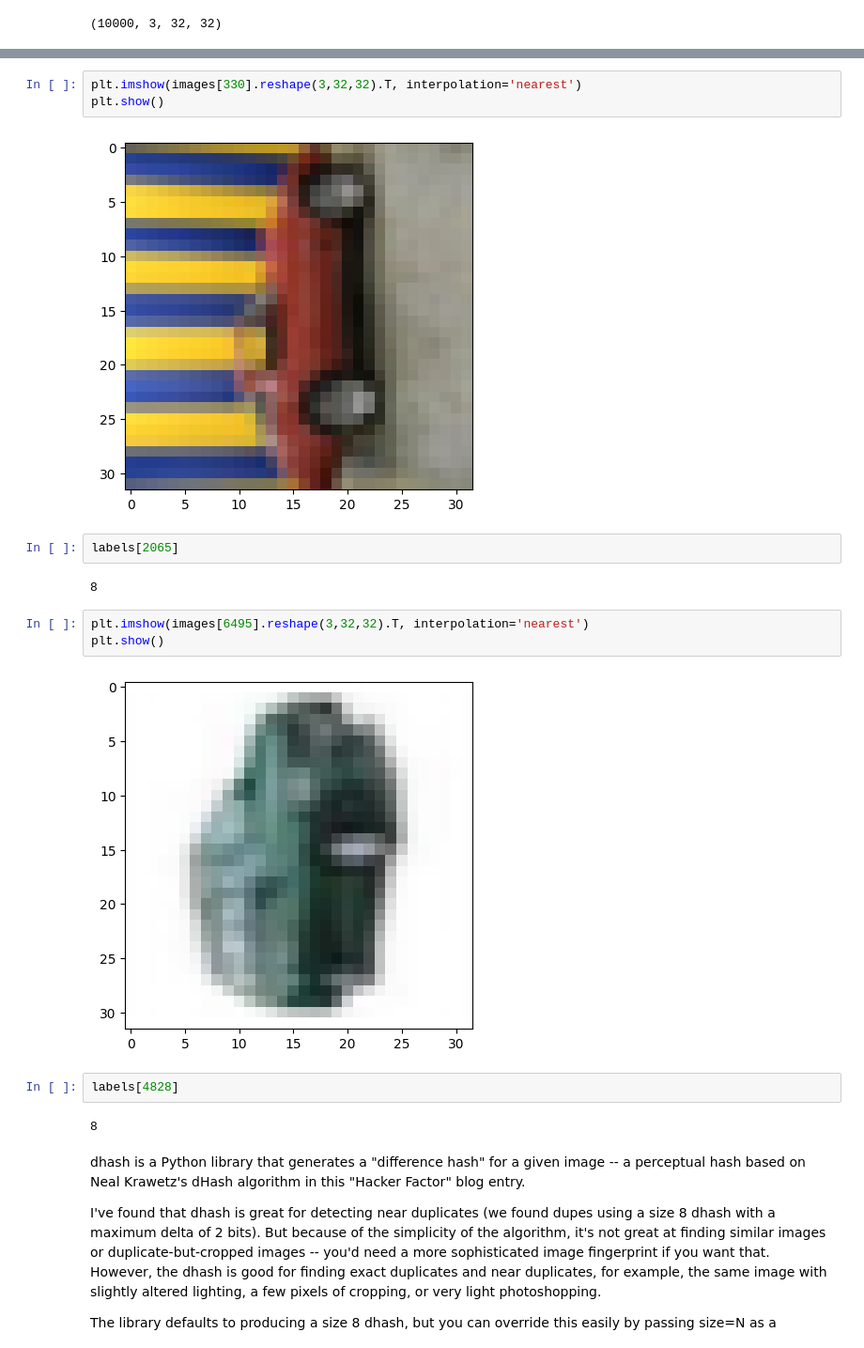
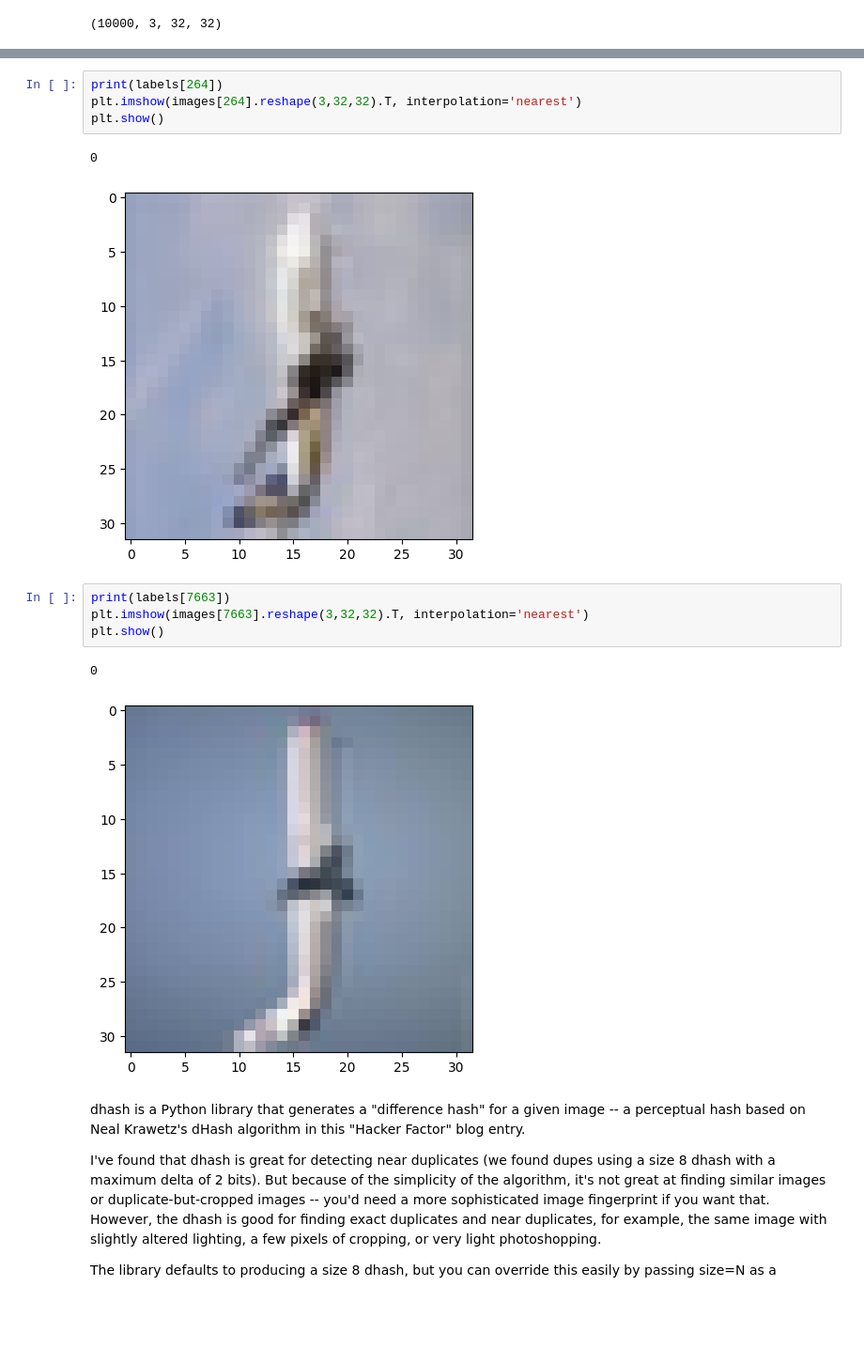
Before and after one commit to Bronomor/HashMaster, a Jupyter notebook: 1.LSH/LSH.ipynb, the cells around one changed output, grey strips where cells are left out. Shown: that part at 94% size. Saved outputs shown, nothing was run; the diff lists cells and outputs as text; blank space fills up the shorter version.

```diff
--- a/1.LSH/LSH.ipynb
+++ b/1.LSH/LSH.ipynb
@@ -251,21 +240,17 @@ print(lsh.signatures)
 # %%
-plt.imshow(images[330].reshape(3,32,32).T, interpolation='nearest')
+print(labels[264])
+plt.imshow(images[264].reshape(3,32,32).T, interpolation='nearest')
 plt.show()
 # %% [output]
+0
-[figure, old version]
+[figure, new version]
-# %%
-labels[2065]
-# %% [output]
-8
 # %%
-plt.imshow(images[6495].reshape(3,32,32).T, interpolation='nearest')
+print(labels[7663])
+plt.imshow(images[7663].reshape(3,32,32).T, interpolation='nearest')
 plt.show()
 # %% [output]
+0
-[figure, old version]
+[figure, new version]
-# %%
-labels[4828]
-# %% [output]
-8
 # %% [markdown]
 dhash is a Python library that generates a "difference hash" for a given image --
 a perceptual hash based on Neal Krawetz's dHash algorithm in this "Hacker Factor" blog entry.
```
Also changed, not shown: parts of 45 cells of this notebook.
